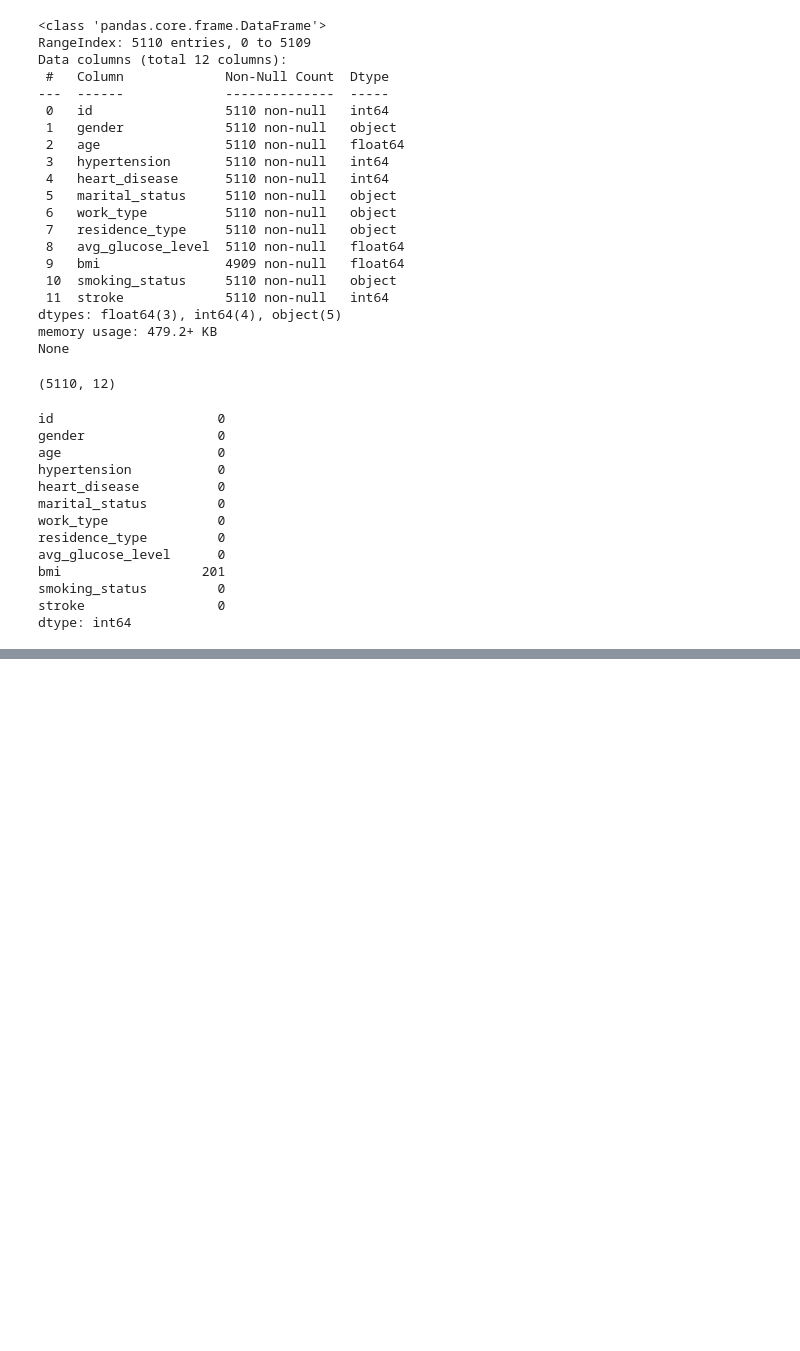
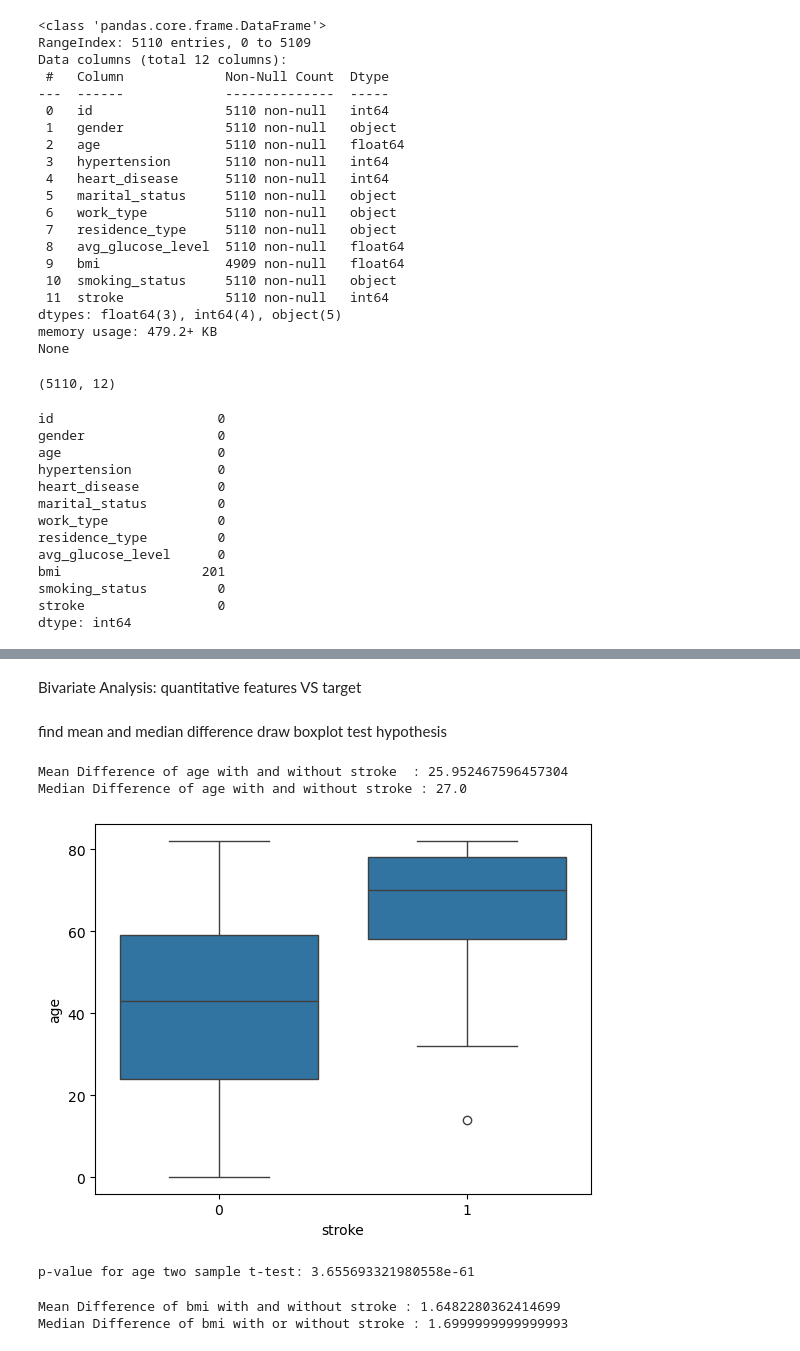
Before and after one commit to Rimas37/Stroke_Prediction, a Jupyter notebook: Analysis.ipynb, the cells around one changed output, grey strips where cells are left out. Saved outputs shown, nothing was run; the diff lists cells and outputs as text; code cells hidden in the pictures; blank space fills up the shorter version.

```diff
--- a/Analysis.ipynb
+++ b/Analysis.ipynb
@@ -84,3 +86,9 @@ df=df.drop_duplicates()
 print(df.shape)
 # %% [output]
 (5110, 12)
+# %%
+df['work_type'] = df['work_type'].astype(str).str.lower()
+df['gender'] = df['gender'].astype(str).str.lower()
+df['marital_status'] = df['marital_status'].astype(str).str.lower()
+df['residence_type'] = df['residence_type'].astype(str).str.lower()
+df['smoking_status'] = df['smoking_status'].astype(str).str.lower()
@@ -133,7 +114,0 @@ print(df.age.min())
-# %%
-
-df['work_type'] = df['work_type'].astype(str).str.lower()
-df['gender'] = df['gender'].astype(str).str.lower()
-df['martial_status'] = df['marital_status'].astype(str).str.lower()
-df['residence_type'] = df['residence_type'].astype(str).str.lower()
-df['smoking_status'] = df['smoking_status'].astype(str).str.lower()
@@ -168,2 +115,6 @@ print(df.smoking_status.unique())
 # %%
 df.dropna(inplace=True)
+# %%
+df['smoking_status']=df.smoking_status.replace(['unknown'], np.nan)
+print(df['smoking_status'].unique())
+print(df.isnull().sum())
@@ -169,0 +139,3 @@ df.dropna(inplace=True)
+# %% [markdown]
+Bivariate Analysis:
+quantitative features VS target
@@ -169,0 +145,27 @@ df.dropna(inplace=True)
+# %% [markdown]
+find mean and median difference
+draw boxplot
+test hypothesis
+# %%
+mean_age_stroke=np.mean(age_stroke)
+mean_age_nostroke=np.mean(age_no_stroke)
+mean_diff=mean_age_stroke-mean_age_nostroke
+print('Mean Difference of age with and without stroke  : ' +str(mean_diff))
+med_age_stroke=np.median(age_stroke)
+med_age_nostroke=np.median(age_no_stroke)
+med_diff=med_age_stroke-med_age_nostroke
+print('Median Difference of age with and without stroke : ' +str(med_diff))
+# %% [output]
+Mean Difference of age with and without stroke  : 25.952467596457304
+Median Difference of age with and without stroke : 27.0
+# %%
+sns.boxplot(df, x='stroke',y='age')
+plt.show()
+# %% [output]
+[figure, added]
+# %%
+from scipy.stats import ttest_ind
+tstat,pval=ttest_ind(age_stroke, age_no_stroke)
+print('p-value for age two sample t-test: ' + str(pval))
+# %% [output]
+p-value for age two sample t-test: 3.655693321980558e-61
@@ -169,0 +175,12 @@ df.dropna(inplace=True)
+# %%
+mean_bmi_stroke=np.mean(bmi_stroke)
+mean_bmi_nostroke=np.mean(bmi_no_stroke)
+mean_diff_bmi=mean_bmi_stroke-mean_bmi_nostroke
+print('Mean Difference of bmi with and without stroke : ' +str(mean_diff_bmi))
+med_bmi_stroke=np.median(bmi_stroke)
+med_bmi_nostroke=np.median(bmi_no_stroke)
+med_diff_bmi=med_bmi_stroke-med_bmi_nostroke
+print('Median Difference of bmi with or without stroke : ' +str(med_diff_bmi))
+# %% [output]
+Mean Difference of bmi with and without stroke : 1.6482280362414699
+Median Difference of bmi with or without stroke : 1.6999999999999993
```
Also changed, not shown: parts of 33 cells of this notebook.
